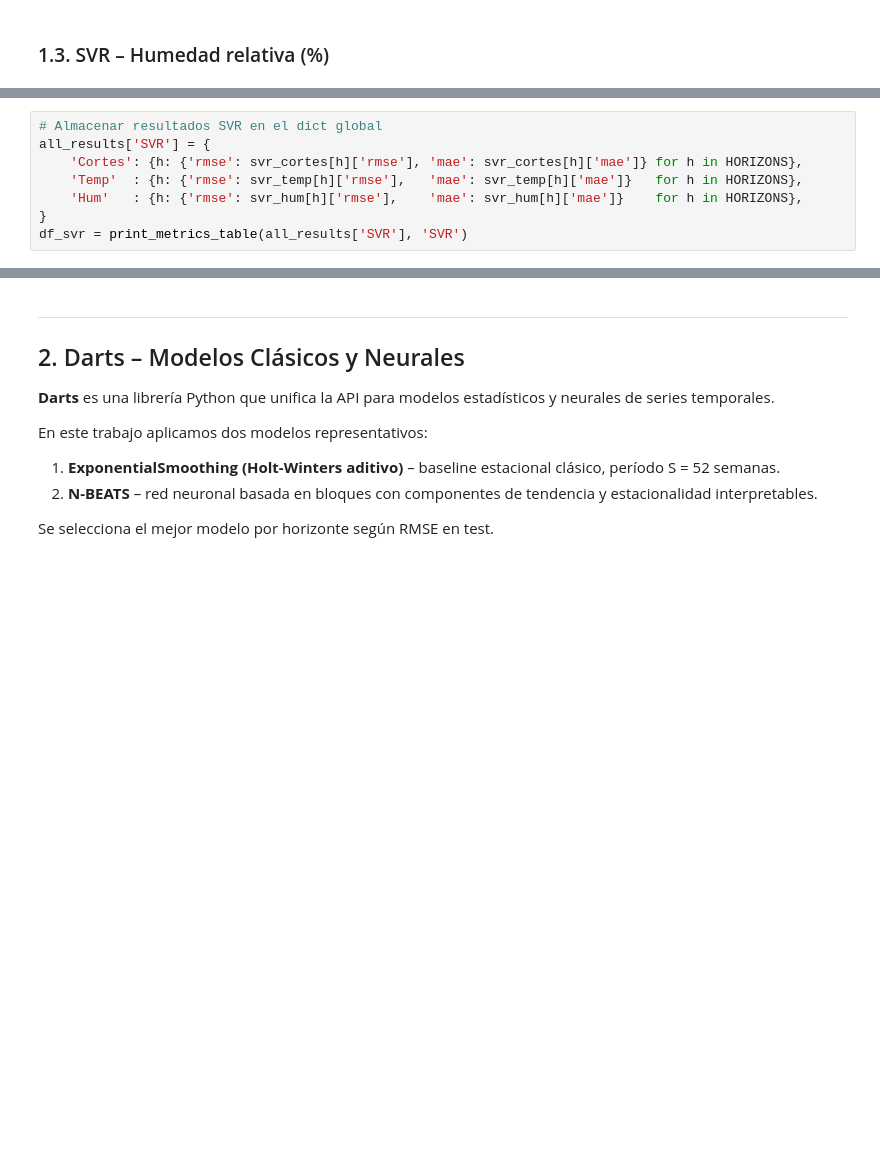
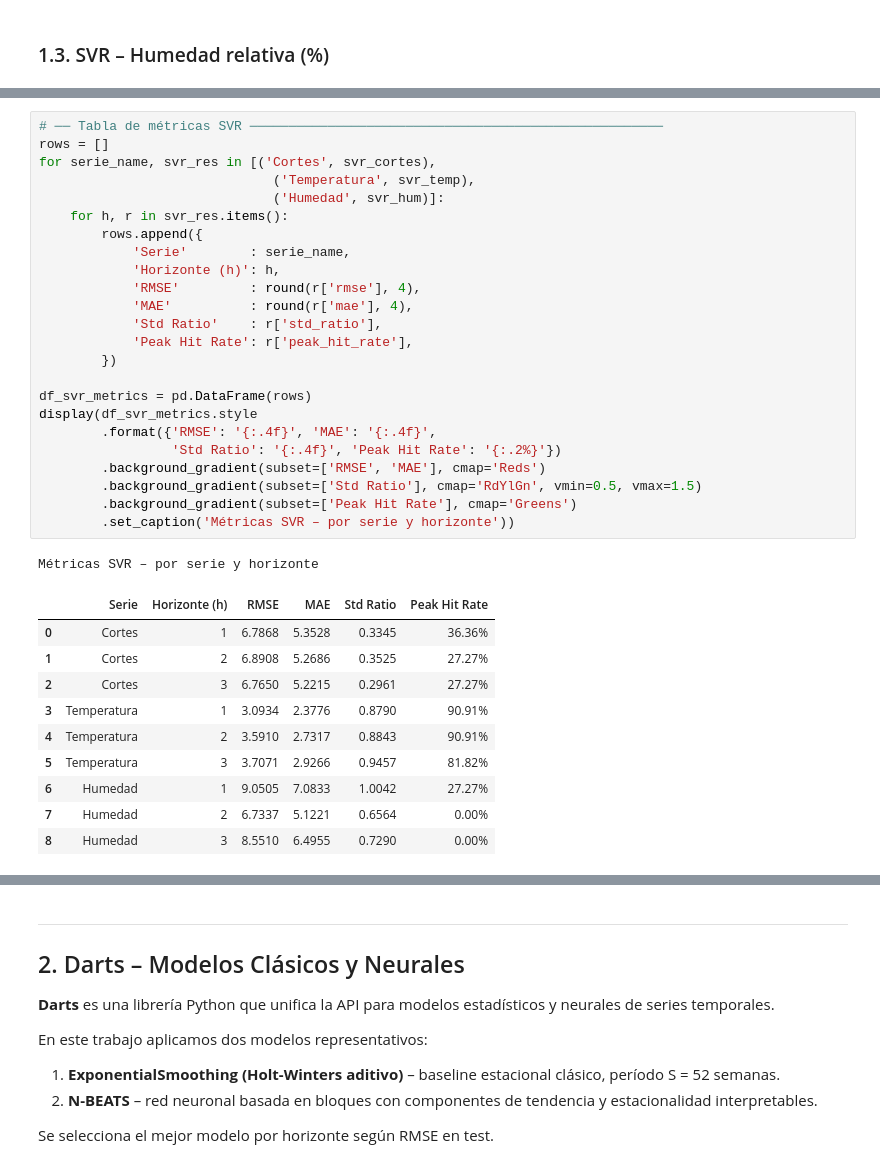
Before and after one commit to nataliamarinn/series_de_tiempo_austral, a Jupyter notebook: tp_series_grupo3_parte2.ipynb, the cells around one changed output, grey strips where cells are left out. Drawn from its saved outputs; the diff is of its cells as text; blank space fills up the shorter version.

```diff
--- a/tp_series_grupo3_parte2.ipynb
+++ b/tp_series_grupo3_parte2.ipynb
@@ -342,8 +394,36 @@ plot_svr('Humedad relativa (%)', svr_hum)
-# %%
-# Almacenar resultados SVR en el dict global
-all_results['SVR'] = {
-    'Cortes': {h: {'rmse': svr_cortes[h]['rmse'], 'mae': svr_cortes[h]['mae']} for h in HORIZONS},
-    'Temp'  : {h: {'rmse': svr_temp[h]['rmse'],   'mae': svr_temp[h]['mae']}   for h in HORIZONS},
-    'Hum'   : {h: {'rmse': svr_hum[h]['rmse'],    'mae': svr_hum[h]['mae']}    for h in HORIZONS},
-}
-df_svr = print_metrics_table(all_results['SVR'], 'SVR')
+# %%
+# ── Tabla de métricas SVR ─────────────────────────────────────────────────────
+rows = []
+for serie_name, svr_res in [('Cortes', svr_cortes),
+                              ('Temperatura', svr_temp),
+                              ('Humedad', svr_hum)]:
+    for h, r in svr_res.items():
+        rows.append({
+            'Serie'        : serie_name,
+            'Horizonte (h)': h,
+            'RMSE'         : round(r['rmse'], 4),
+            'MAE'          : round(r['mae'], 4),
+            'Std Ratio'    : r['std_ratio'],
+            'Peak Hit Rate': r['peak_hit_rate'],
+        })
+
+df_svr_metrics = pd.DataFrame(rows)
+display(df_svr_metrics.style
+        .format({'RMSE': '{:.4f}', 'MAE': '{:.4f}',
+                 'Std Ratio': '{:.4f}', 'Peak Hit Rate': '{:.2%}'})
+        .background_gradient(subset=['RMSE', 'MAE'], cmap='Reds')
+        .background_gradient(subset=['Std Ratio'], cmap='RdYlGn', vmin=0.5, vmax=1.5)
+        .background_gradient(subset=['Peak Hit Rate'], cmap='Greens')
+        .set_caption('Métricas SVR – por serie y horizonte'))
+# %% [output]
+Métricas SVR – por serie y horizonte
+|  | Serie | Horizonte (h) | RMSE | MAE | Std Ratio | Peak Hit Rate |
+| 0 | Cortes | 1 | 6.7868 | 5.3528 | 0.3345 | 36.36% |
+| 1 | Cortes | 2 | 6.8908 | 5.2686 | 0.3525 | 27.27% |
+| 2 | Cortes | 3 | 6.7650 | 5.2215 | 0.2961 | 27.27% |
+| 3 | Temperatura | 1 | 3.0934 | 2.3776 | 0.8790 | 90.91% |
+| 4 | Temperatura | 2 | 3.5910 | 2.7317 | 0.8843 | 90.91% |
+| 5 | Temperatura | 3 | 3.7071 | 2.9266 | 0.9457 | 81.82% |
+| 6 | Humedad | 1 | 9.0505 | 7.0833 | 1.0042 | 27.27% |
+| 7 | Humedad | 2 | 6.7337 | 5.1221 | 0.6564 | 0.00% |
+| 8 | Humedad | 3 | 8.5510 | 6.4955 | 0.7290 | 0.00% |
```
Also changed, not shown: parts of 13 cells of this notebook.
